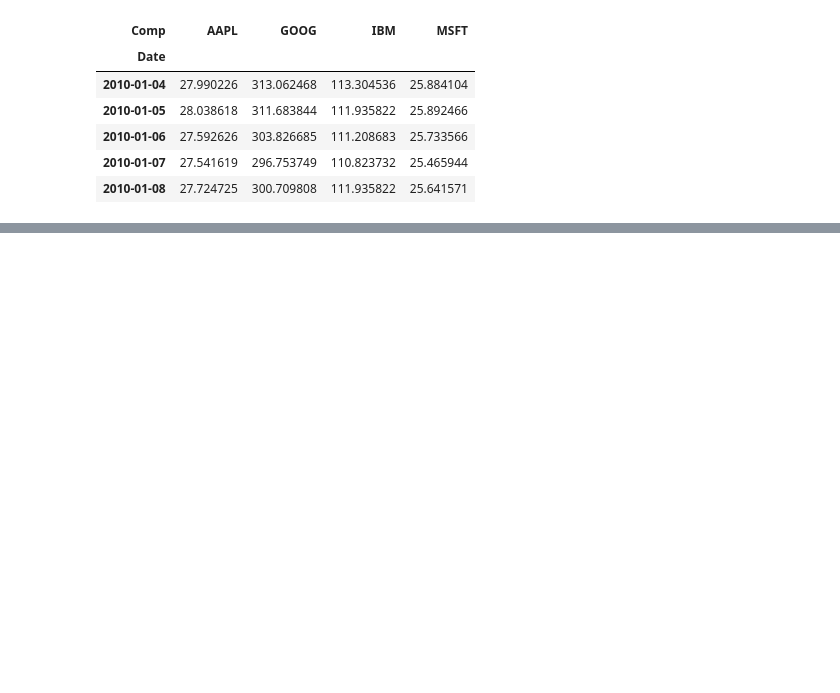
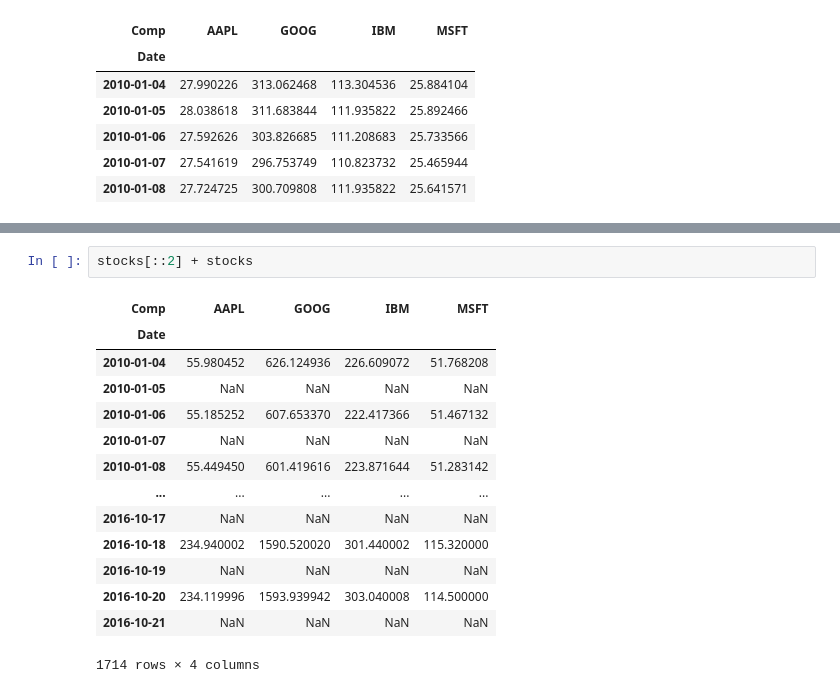
Before and after one commit to umais2005/Learning-Data_Analysis, a Jupyter notebook: Learning Data Analysis.ipynb, the cells around one changed output, grey strips where cells are left out. Saved outputs shown, nothing was run; the diff lists cells and outputs as text; blank space fills up the shorter version.

```diff
--- a/Learning Data Analysis.ipynb
+++ b/Learning Data Analysis.ipynb
@@ -678,0 +667,17 @@ stocks.pct_change()
+# %%
+stocks[::2] + stocks
+# %% [output]
+| Comp | AAPL | GOOG | IBM | MSFT |
+| Date |  |  |  |  |
+| 2010-01-04 | 55.980452 | 626.124936 | 226.609072 | 51.768208 |
+| 2010-01-05 | NaN | NaN | NaN | NaN |
+| 2010-01-06 | 55.185252 | 607.653370 | 222.417366 | 51.467132 |
+| 2010-01-07 | NaN | NaN | NaN | NaN |
+| 2010-01-08 | 55.449450 | 601.419616 | 223.871644 | 51.283142 |
+| ... | ... | ... | ... | ... |
+| 2016-10-17 | NaN | NaN | NaN | NaN |
+| 2016-10-18 | 234.940002 | 1590.520020 | 301.440002 | 115.320000 |
+| 2016-10-19 | NaN | NaN | NaN | NaN |
+| 2016-10-20 | 234.119996 | 1593.939942 | 303.040008 | 114.500000 |
+| 2016-10-21 | NaN | NaN | NaN | NaN |
+1714 rows × 4 columns
```
Also changed, not shown: parts of 2 cells of this notebook.
